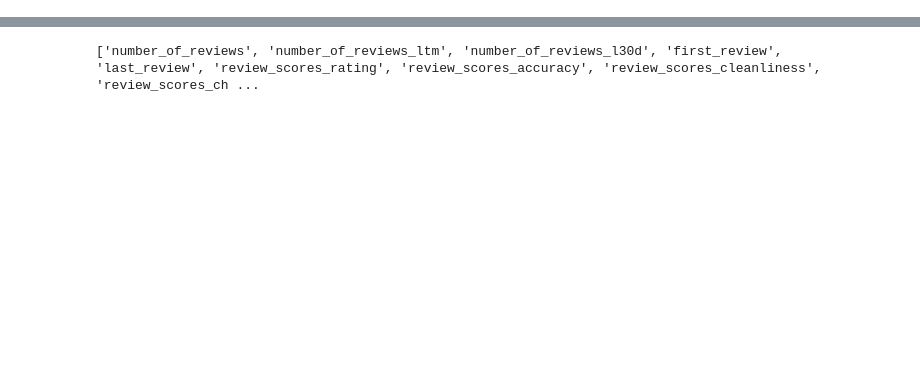
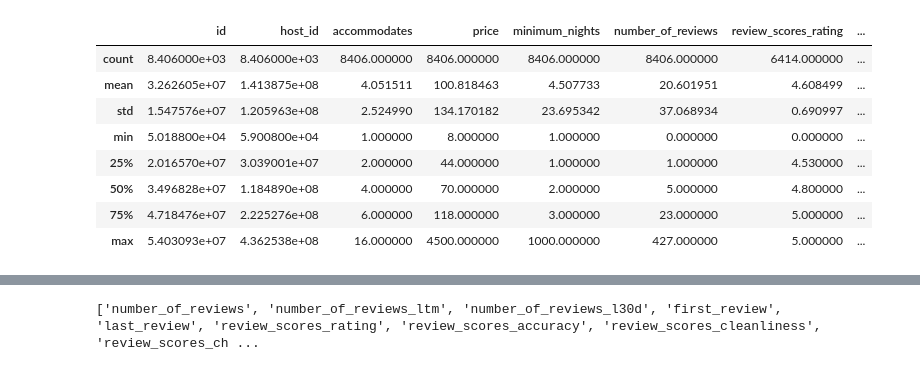
Before and after one commit to dianaionascu15/airbnb-nlp, a Jupyter notebook: airbnb_nlp.ipynb, the cells around one changed output, grey strips where cells are left out. Cells and saved outputs as stored; diff of their text form; code cells hidden in the pictures; blank space fills up the shorter version.

```diff
--- a/airbnb_nlp.ipynb
+++ b/airbnb_nlp.ipynb
@@ -80,0 +135,14 @@ memory usage: 5.1+ MB
+# %%
+## Descriptive statistics
+dataDescrib = listings2.describe()
+dataDescrib
+# %% [output]
+|  | id | host_id | accommodates | price | minimum_nights | number_of_reviews | review_scores_rating | ... |
+| count | 8.406000e+03 | 8.406000e+03 | 8406.000000 | 8406.000000 | 8406.000000 | 8406.000000 | 6414.000000 | ... |
+| mean | 3.262605e+07 | 1.413875e+08 | 4.051511 | 100.818463 | 4.507733 | 20.601951 | 4.608499 | ... |
+| std | 1.547576e+07 | 1.205963e+08 | 2.524990 | 134.170182 | 23.695342 | 37.068934 | 0.690997 | ... |
+| min | 5.018800e+04 | 5.900800e+04 | 1.000000 | 8.000000 | 1.000000 | 0.000000 | 0.000000 | ... |
+| 25% | 2.016570e+07 | 3.039001e+07 | 2.000000 | 44.000000 | 1.000000 | 1.000000 | 4.530000 | ... |
+| 50% | 3.496828e+07 | 1.184890e+08 | 4.000000 | 70.000000 | 2.000000 | 5.000000 | 4.800000 | ... |
+| 75% | 4.718476e+07 | 2.225276e+08 | 6.000000 | 118.000000 | 3.000000 | 23.000000 | 5.000000 | ... |
+| max | 5.403093e+07 | 4.362538e+08 | 16.000000 | 4500.000000 | 1000.000000 | 427.000000 | 5.000000 | ... |
```
Also changed, not shown: parts of 36 cells of this notebook.
